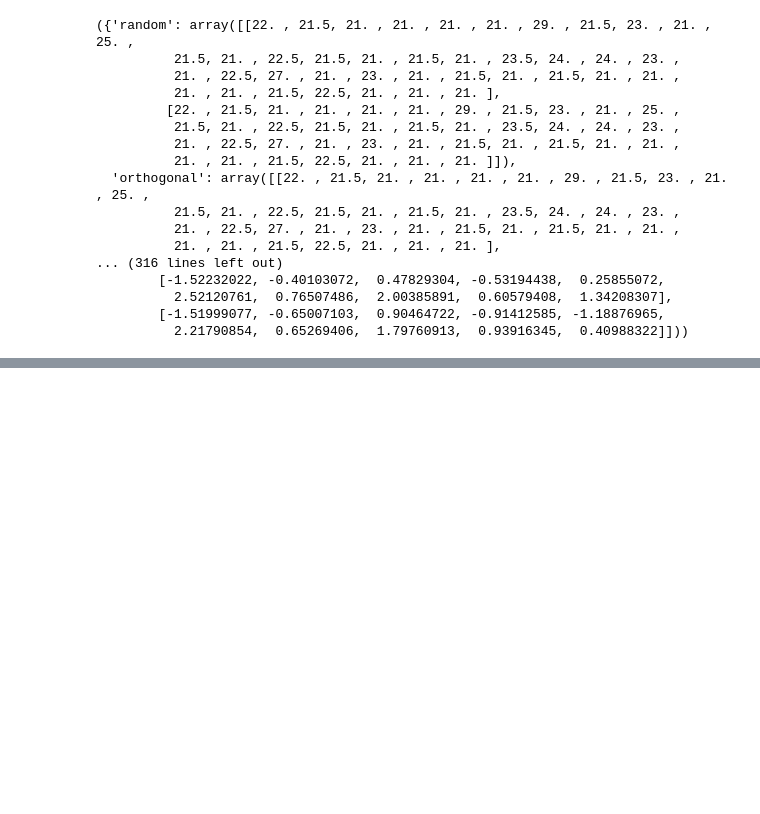
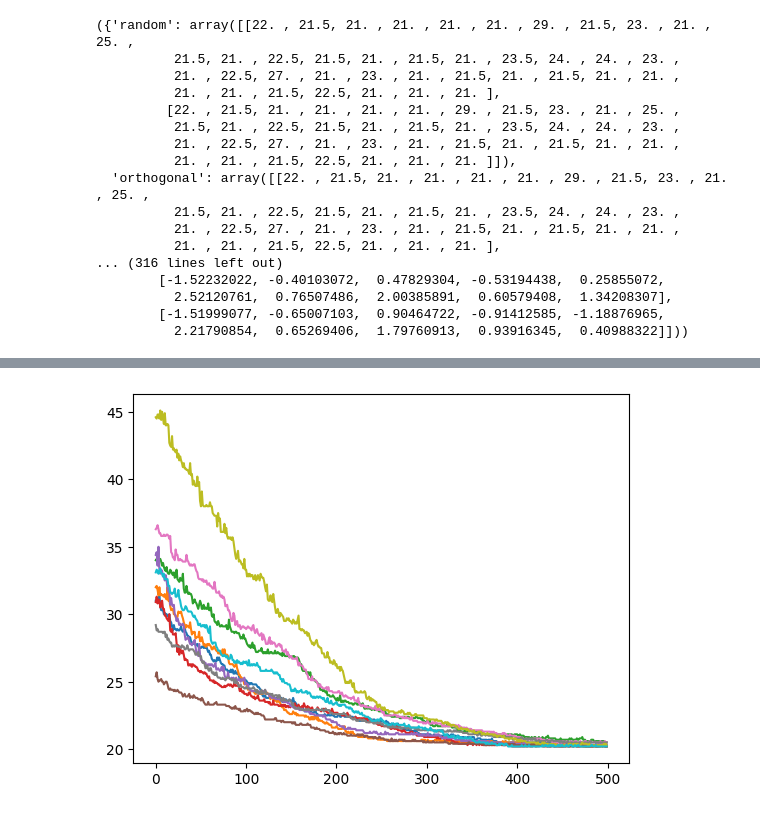
Before and after one commit to gullo97/FormulaAI, a Jupyter notebook: notebook.ipynb, the cells around one changed output, grey strips where cells are left out. Saved outputs shown, nothing was run; the diff lists cells and outputs as text; code cells hidden in the pictures; blank space fills up the shorter version.

```diff
--- a/notebook.ipynb
+++ b/notebook.ipynb
@@ -407,0 +419,8 @@ agents, track = main(n_agents= 10, track = None, n_laps = 500)
+# %%
+# Memoryless
+agents, track = main(n_agents= 10, track = track, n_laps = 500, MEMORY=False)
+# print lap times history for each agent
+for agent in agents:
+    plt.plot(agent.lap_times_history)
+# %% [output]
+[figure, added]
```
Also changed, not shown: parts of 4 cells of this notebook.
